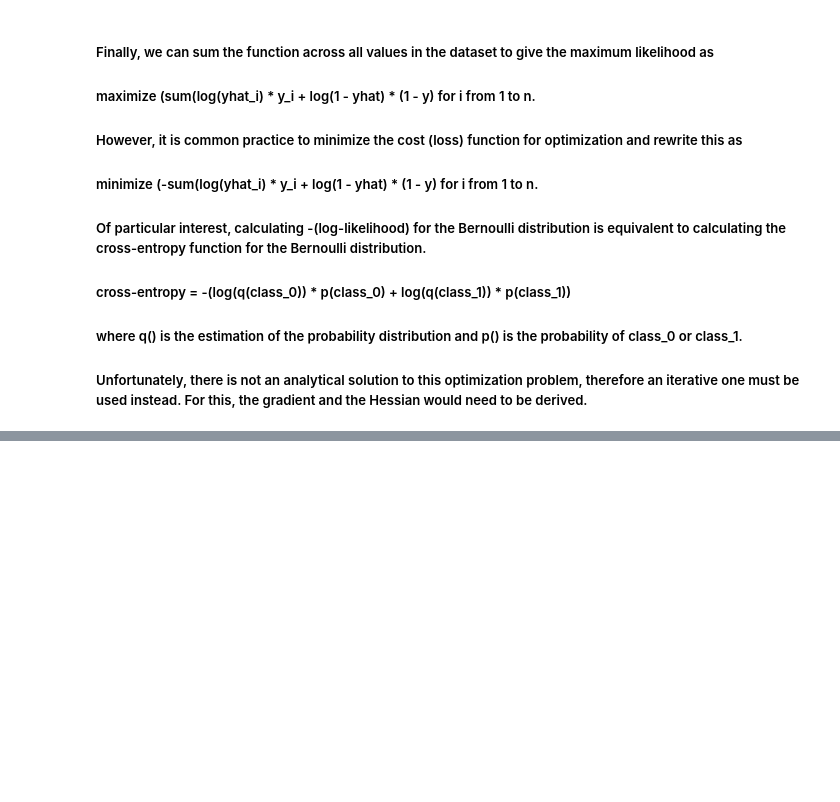
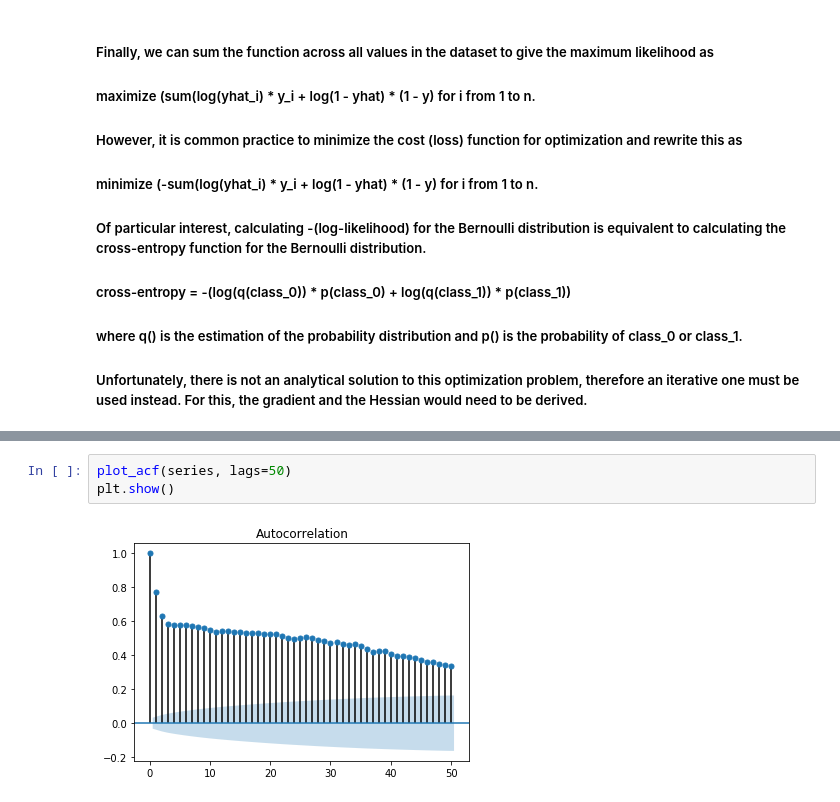
Before and after one commit to iheartbenzene/fantastic-octo-journey, a Jupyter notebook: time_series_and_stats_cheat_sheet.ipynb, the cells around one changed output, grey strips where cells are left out. Cells and saved outputs as stored; diff of their text form; blank space fills up the shorter version.

```diff
--- a/time_series_and_stats_cheat_sheet.ipynb
+++ b/time_series_and_stats_cheat_sheet.ipynb
@@ -741,0 +769,5 @@ y = 0.000, yhat = 0.900, loglikelihood: -2.303
+# %%
+plot_acf(series, lags=50)
+plt.show()
+# %% [output]
+[figure, added]
```
Also changed, not shown: parts of 6 cells of this notebook.
